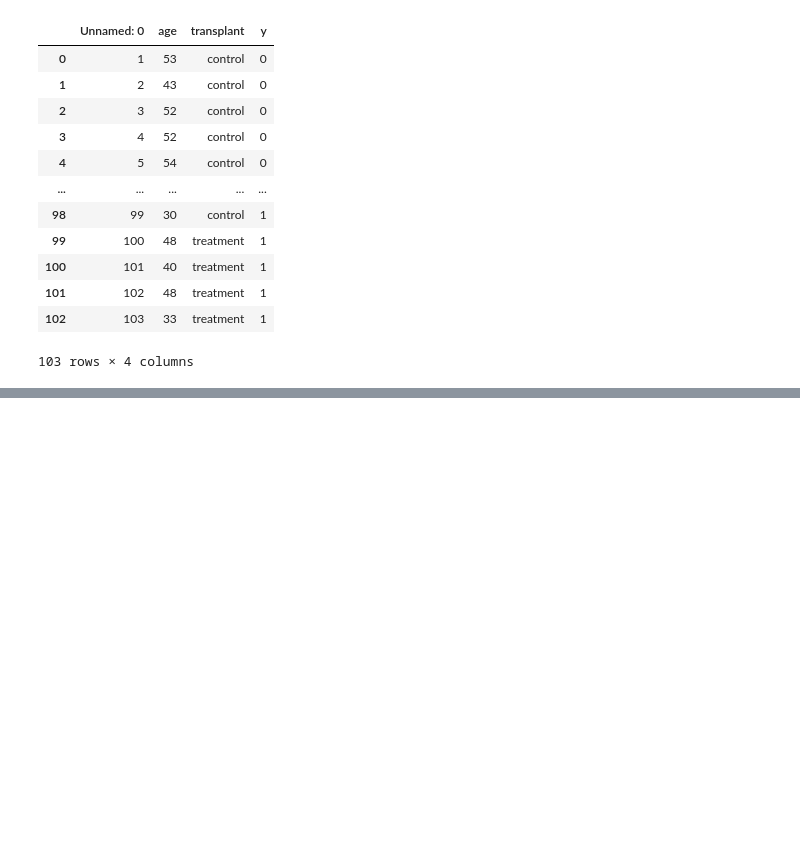
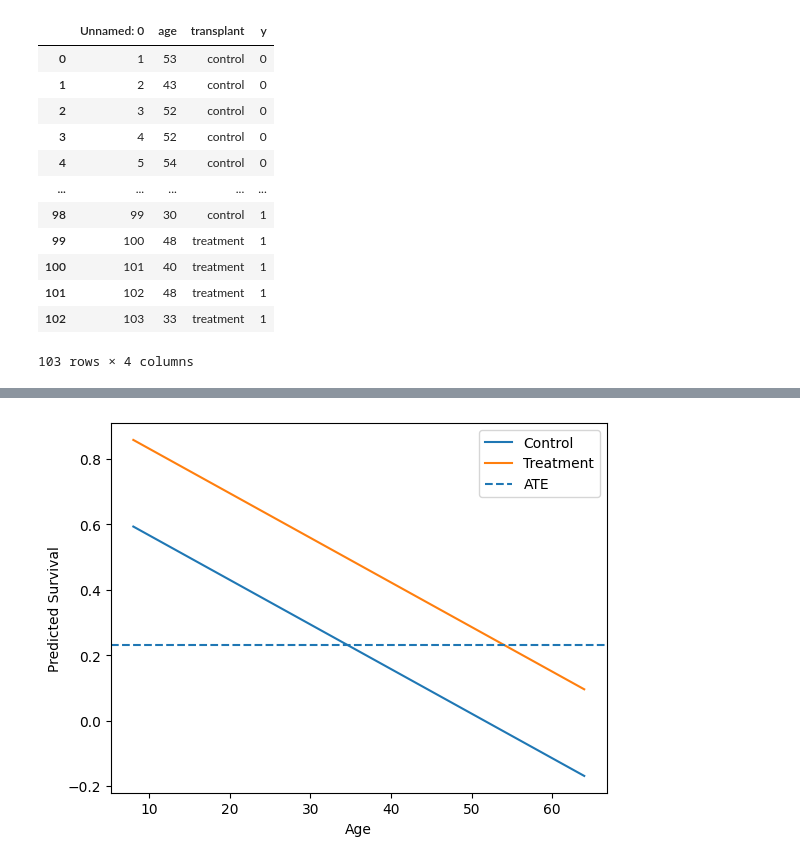
Before and after one commit to hershiaytoda/undergrad_ml_assignments, a Jupyter notebook: 03_assignment_linear_models.ipynb, the cells around one changed output, grey strips where cells are left out. Drawn from its saved outputs; the diff is of its cells as text; code cells hidden in the pictures; blank space fills up the shorter version.

```diff
--- a/03_assignment_linear_models.ipynb
+++ b/03_assignment_linear_models.ipynb
@@ -276,6 +279,7 @@ Since a heart transplant is a dangerous operation and even people who successful
 # %%
 #!git clone https://github.com/hershiaytoda/undergrad_ml_assignments.git
 df = pd.read_csv("undergrad_ml_assignments/data/heart_hw.csv")
+df = df.dropna()
 df
 # %% [output]
 |  | Unnamed: 0 | age | transplant | y |
@@ -291,3 +295,92 @@ df
 | 101 | 102 | 48 | treatment | 1 |
 | 102 | 103 | 33 | treatment | 1 |
 103 rows × 4 columns
+# %%
+import pandas as pd
+
+df["treatment_dummy"] = (df["transplant"] == "treatment").astype(int)
+p_control  = df.loc[df["transplant"] == "control",   "y"].mean()
+p_treat    = df.loc[df["transplant"] == "treatment",  "y"].mean()
+ATE        = p_treat - p_control
+
+import statsmodels.formula.api as smf
+
+model1 = smf.ols("y ~ C(transplant)", data=df).fit()
+print(model1.summary())
+
+
+model2 = smf.ols("y ~ C(transplant) + age", data=df).fit()
+print(model2.summary())
+
+
+import numpy as np
+import matplotlib.pyplot as plt
+
+ages = np.linspace(df["age"].min(), df["age"].max(), 100)
+
+pred_control = model2.predict(pd.DataFrame({
+    "age": ages,
+    "transplant": "control"
+}))
+
+pred_treatment = model2.predict(pd.DataFrame({
+    "age": ages,
+    "transplant": "treatment"
+}))
+
+plt.plot(ages, pred_control, label="Control")
+plt.plot(ages, pred_treatment, label="Treatment")
+
+# ATE line
+plt.axhline(y=ate, linestyle="--", label="ATE")
+
+plt.xlabel("Age")
+plt.ylabel("Predicted Survival")
+plt.legend()
+plt.show()
+
+model3 = smf.ols("y ~ C(transplant) * age", data=df).fit()
+print(model3.summary())
+
+pred_control = model3.predict(pd.DataFrame({
+    "age": ages,
+    "transplant": "control"
+}))
+
+pred_treatment = model3.predict(pd.DataFrame({
+    "age": ages,
+    "transplant": "treatment"
+}))
+
+plt.plot(ages, pred_control, label="Control")
+plt.plot(ages, pred_treatment, label="Treatment")
+plt.axhline(y=ate, linestyle="--", label="ATE")
+
+plt.xlabel("Age")
+plt.ylabel("Predicted Survival")
+plt.legend()
+plt.show()
+
+from sklearn.model_selection import cross_val_score
+from sklearn.linear_model import LinearRegression
+import numpy as np
+
+# encode transplant
+df["transplant_bin"] = (df["transplant"] == "treatment").astype(int)
+
+# Model 1
+X1 = df[["transplant_bin"]]
+X2 = df[["transplant_bin", "age"]]
+X3 = df[["transplant_bin", "age"]]
+X3["interaction"] = df["transplant_bin"] * df["age"]
+
+y = df["y"]
+
+lr = LinearRegression()
+
+cv1 = cross_val_score(lr, X1, y, cv=10, scoring="neg_mean_squared_error")
+cv2 = cross_val_score(lr, X2, y, cv=10, scoring="neg_mean_squared_error")
+cv3 = cross_val_score(lr, X3, y, cv=10, scoring="neg_mean_squared_error")
+
+np.mean(cv1), np.mean(cv2), np.mean(cv3)
+# %% [output]
@@ -293,0 +404 @@ df
+[figure, added]
```
Also changed, not shown: parts of 2 cells of this notebook.
